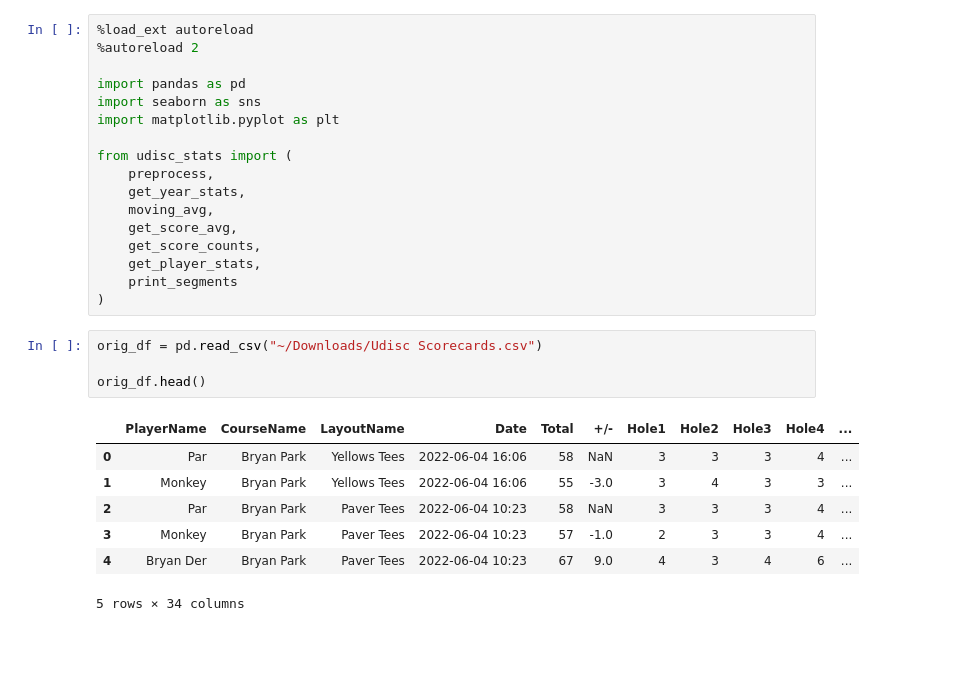
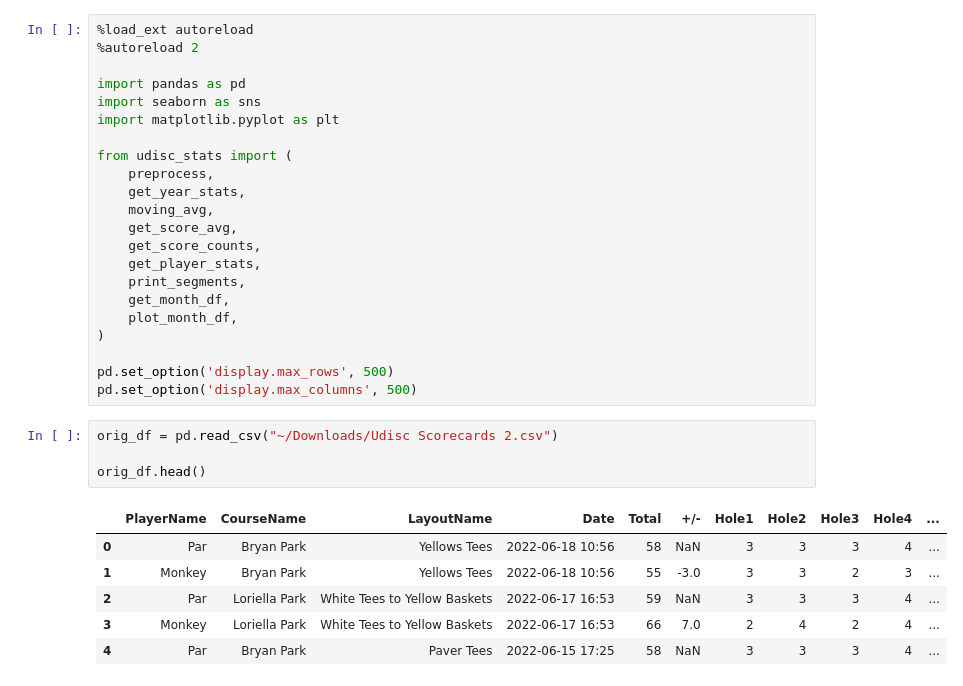
Before and after one commit to justinessert/udisc_stats, a Jupyter notebook: VisualizeUDiscStats.ipynb, the cells around one changed output. Drawn from its saved outputs; the diff is of its cells as text; blank space fills up the shorter version.

```diff
--- a/VisualizeUDiscStats.ipynb
+++ b/VisualizeUDiscStats.ipynb
@@ -13,20 +13,24 @@ from udisc_stats import (
     get_score_avg,
     get_score_counts,
     get_player_stats,
-    print_segments
+    print_segments,
+    get_month_df,
+    plot_month_df,
 )
+
+pd.set_option('display.max_rows', 500)
+pd.set_option('display.max_columns', 500)
 # %%
-orig_df = pd.read_csv("~/Downloads/Udisc Scorecards.csv")
+orig_df = pd.read_csv("~/Downloads/Udisc Scorecards 2.csv")
 
 orig_df.head()
 # %% [output]
 |  | PlayerName | CourseName | LayoutName | Date | Total | +/- | Hole1 | Hole2 | Hole3 | Hole4 | ... |
-| 0 | Par | Bryan Park | Yellows Tees | 2022-06-04 16:06 | 58 | NaN | 3 | 3 | 3 | 4 | ... |
-| 1 | Monkey | Bryan Park | Yellows Tees | 2022-06-04 16:06 | 55 | -3.0 | 3 | 4 | 3 | 3 | ... |
-| 2 | Par | Bryan Park | Paver Tees | 2022-06-04 10:23 | 58 | NaN | 3 | 3 | 3 | 4 | ... |
-| 3 | Monkey | Bryan Park | Paver Tees | 2022-06-04 10:23 | 57 | -1.0 | 2 | 3 | 3 | 4 | ... |
-| 4 | Bryan Der | Bryan Park | Paver Tees | 2022-06-04 10:23 | 67 | 9.0 | 4 | 3 | 4 | 6 | ... |
+| 0 | Par | Bryan Park | Yellows Tees | 2022-06-18 10:56 | 58 | NaN | 3 | 3 | 3 | 4 | ... |
+| 1 | Monkey | Bryan Park | Yellows Tees | 2022-06-18 10:56 | 55 | -3.0 | 3 | 3 | 2 | 3 | ... |
+| 2 | Par | Loriella Park | White Tees to Yellow Baskets | 2022-06-17 16:53 | 59 | NaN | 3 | 3 | 3 | 4 | ... |
+| 3 | Monkey | Loriella Park | White Tees to Yellow Baskets | 2022-06-17 16:53 | 66 | 7.0 | 2 | 4 | 2 | 4 | ... |
+| 4 | Par | Bryan Park | Paver Tees | 2022-06-15 17:25 | 58 | NaN | 3 | 3 | 3 | 4 | ... |
-5 rows × 34 columns
 # %%
 df = preprocess(orig_df)
 
```
Also changed, not shown: parts of 6 cells of this notebook, 1 other file.
